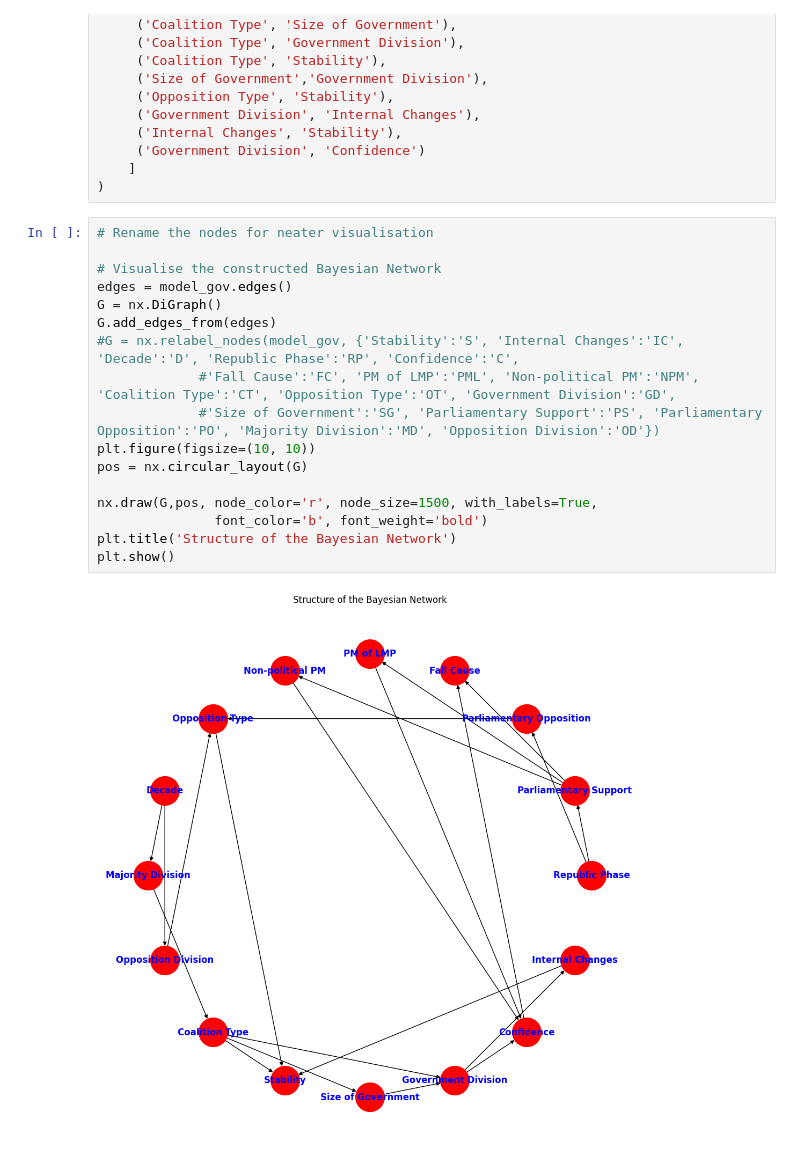
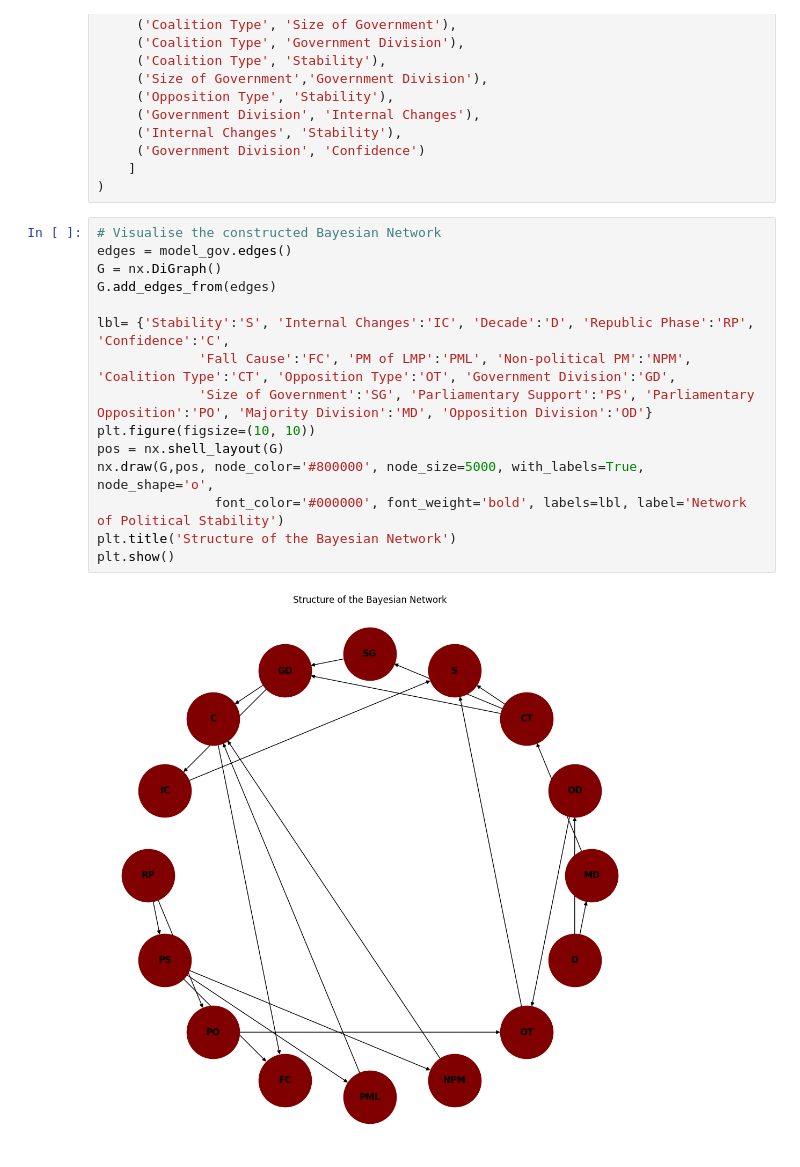
Before and after one commit to Cremadvd/Italian-Government-Stability, a Jupyter notebook: Test_CSV.ipynb, the cells around one changed output. Drawn from its saved outputs; the diff is of its cells as text.

```diff
--- a/Test_CSV.ipynb
+++ b/Test_CSV.ipynb
@@ -370,24 +370,22 @@ model_gov = BayesianNetwork(
     ]
 )
 # %%
-# Rename the nodes for neater visualisation
-
 # Visualise the constructed Bayesian Network
 edges = model_gov.edges()
 G = nx.DiGraph()
 G.add_edges_from(edges)
-#G = nx.relabel_nodes(model_gov, {'Stability':'S', 'Internal Changes':'IC', 'Decade':'D', 'Republic Phase':'RP', 'Confidence':'C',
-             #'Fall Cause':'FC', 'PM of LMP':'PML', 'Non-political PM':'NPM', 'Coalition Type':'CT', 'Opposition Type':'OT', 'Government Division':'GD',
-             #'Size of Government':'SG', 'Parliamentary Support':'PS', 'Parliamentary Opposition':'PO', 'Majority Division':'MD', 'Opposition Division':'OD'})
+
+lbl= {'Stability':'S', 'Internal Changes':'IC', 'Decade':'D', 'Republic Phase':'RP', 'Confidence':'C',
+             'Fall Cause':'FC', 'PM of LMP':'PML', 'Non-political PM':'NPM', 'Coalition Type':'CT', 'Opposition Type':'OT', 'Government Division':'GD',
+             'Size of Government':'SG', 'Parliamentary Support':'PS', 'Parliamentary Opposition':'PO', 'Majority Division':'MD', 'Opposition Division':'OD'}
 plt.figure(figsize=(10, 10))
-pos = nx.circular_layout(G)
-
-nx.draw(G,pos, node_color='r', node_size=1500, with_labels=True,
-               font_color='b', font_weight='bold')
+pos = nx.shell_layout(G)
+nx.draw(G,pos, node_color='#800000', node_size=5000, with_labels=True, node_shape='o',
+               font_color='#000000', font_weight='bold', labels=lbl, label='Network of Political Stability')
 plt.title('Structure of the Bayesian Network')
 plt.show()
 # %% [output]
-[figure, old version]
+[figure, new version]
 # %%
 # Fit the data to the Bayesian Network to obtain the CPTs
 model_gov.cpds = []
```
Also changed, not shown: parts of 1 cell of this notebook.
